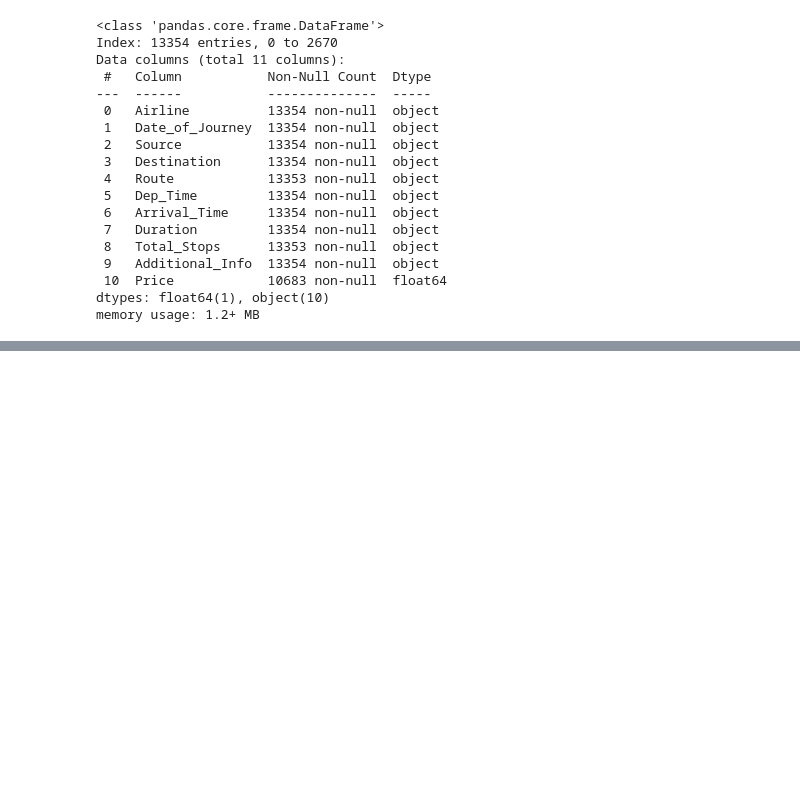
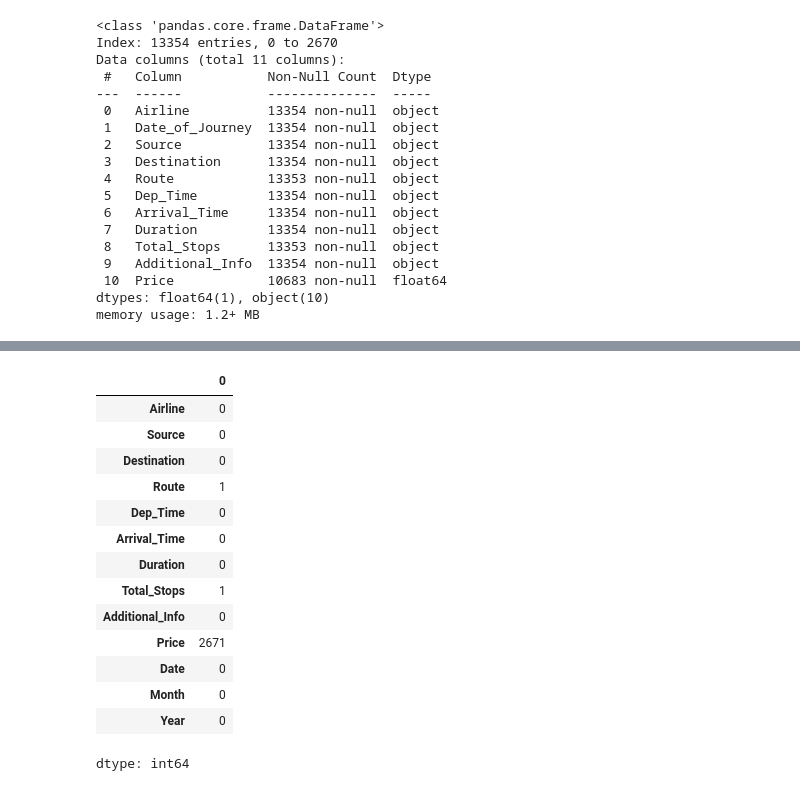
Before and after one commit to Rachita1851/Flight-Price-EDA-, a Jupyter notebook: Flight_Price.ipynb, the cells around one changed output, grey strips where cells are left out. Saved outputs shown, nothing was run; the diff lists cells and outputs as text; code cells hidden in the pictures; blank space fills up the shorter version.

```diff
--- a/Flight_Price.ipynb
+++ b/Flight_Price.ipynb
@@ -74,5 +74,7 @@ final_df.head()
 final_df['Date']=final_df['Date'].astype(int)
 final_df['Month']=final_df['Month'].astype(int)
 final_df['Year']=final_df['Year'].astype(int)
+# %%
+final_df.drop('Date_of_Journey',axis=1,inplace=True)
 # %%
 final_df.info()
@@ -78,0 +102,18 @@ final_df.info()
+# %%
+final_df.isnull().sum()
+# %% [output]
+|  | 0 |
+| Airline | 0 |
+| Source | 0 |
+| Destination | 0 |
+| Route | 1 |
+| Dep_Time | 0 |
+| Arrival_Time | 0 |
+| Duration | 0 |
+| Total_Stops | 1 |
+| Additional_Info | 0 |
+| Price | 2671 |
+| Date | 0 |
+| Month | 0 |
+| Year | 0 |
+dtype: int64
```
Also changed, not shown: parts of 8 cells of this notebook.
